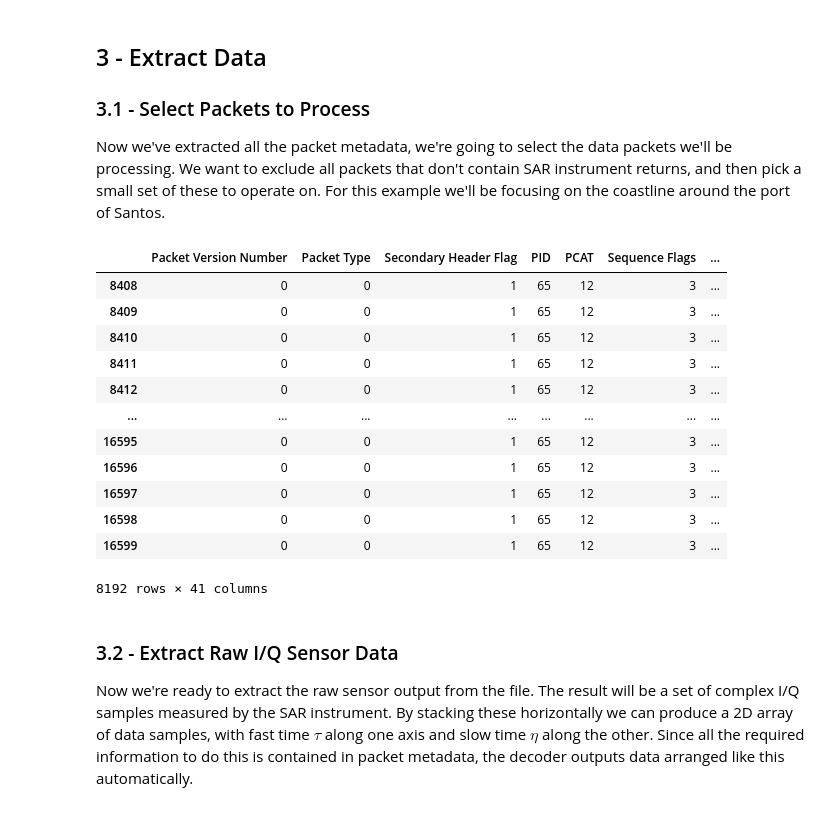
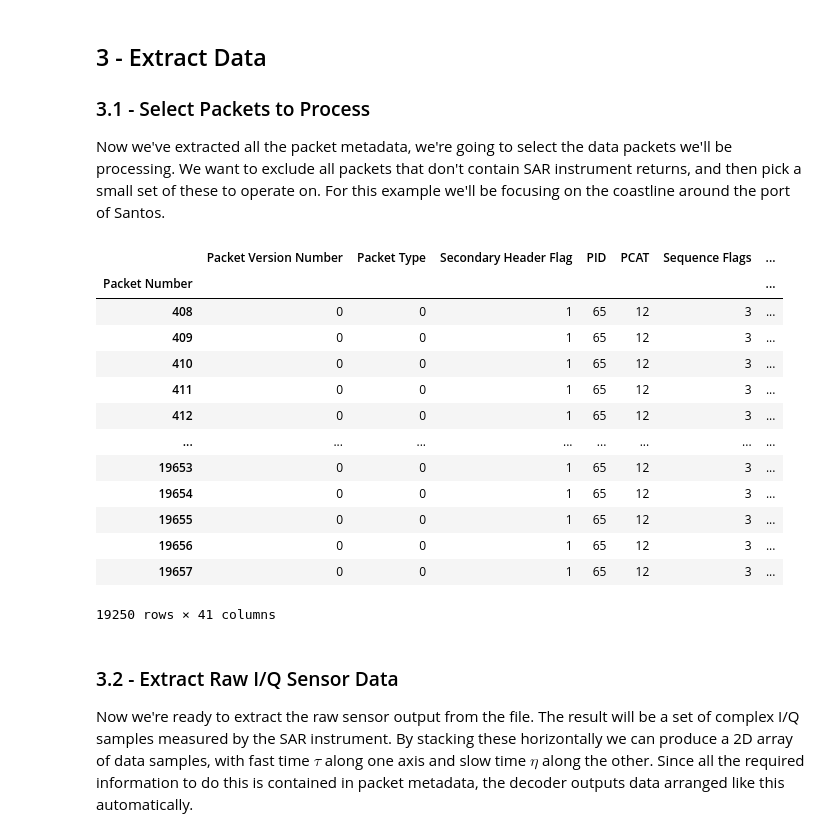
Before and after one commit to Rich-Hall/sentinel1Level0DecodingDemo, a Jupyter notebook: sentinel1Level0DecodingDemo.ipynb, the cells around one changed output. Cells and saved outputs as stored; diff of their text form; code cells hidden in the pictures.

```diff
--- a/sentinel1Level0DecodingDemo.ipynb
+++ b/sentinel1Level0DecodingDemo.ipynb
@@ -20,11 +20,13 @@ import matplotlib.pyplot as plt
 from matplotlib import colors
 from scipy.interpolate import interp1d
 # %%
-filepath = "data/sao_paulo/"
-filename = "s1a-s3-raw-s-hh-20220710t213600-20220710t213625-044043-0541db.dat"
+filepath = "../data/sao_paulo/"
+filename = "s1a-s3-raw-s-hh-20230518t213602-20230518t213627-048593-05d835.dat"
+#filepath = "../data/russia/"
+#filename = "s1a-iw-raw-s-vh-20230307t152137-20230307t152158-047540-05b562.dat"
 inputfile = filepath+filename
 
-decoder = sentinel1decoder.Level0Decoder(inputfile, log_level=logging.WARNING)
+l0file = sentinel1decoder.Level0File(inputfile)
 # %% [markdown]
 ## 2 - Extract File Metadata
 
@@ -76,24 +77,24 @@ ephemeris
 
 Now we've extracted all the packet metadata, we're going to select the data packets we'll be processing. We want to exclude all packets that don't contain SAR instrument returns, and then pick a small set of these to operate on. For this example we'll be focusing on the coastline around the port of Santos.
 # %%
-selection = df[df["Swath Number"] == 2]
-selection = selection[selection["BAQ Mode"] == 12]
-selection = selection.iloc[8000:16192]
+selected_burst = 8
+selection = l0file.get_burst_metadata(selected_burst)
 selection
 # %% [output]
 |  | Packet Version Number | Packet Type | Secondary Header Flag | PID | PCAT | Sequence Flags | ... |
-| 8408 | 0 | 0 | 1 | 65 | 12 | 3 | ... |
-| 8409 | 0 | 0 | 1 | 65 | 12 | 3 | ... |
-| 8410 | 0 | 0 | 1 | 65 | 12 | 3 | ... |
-| 8411 | 0 | 0 | 1 | 65 | 12 | 3 | ... |
-| 8412 | 0 | 0 | 1 | 65 | 12 | 3 | ... |
+| Packet Number |  |  |  |  |  |  | ... |
+| 408 | 0 | 0 | 1 | 65 | 12 | 3 | ... |
+| 409 | 0 | 0 | 1 | 65 | 12 | 3 | ... |
+| 410 | 0 | 0 | 1 | 65 | 12 | 3 | ... |
+| 411 | 0 | 0 | 1 | 65 | 12 | 3 | ... |
+| 412 | 0 | 0 | 1 | 65 | 12 | 3 | ... |
 | ... | ... | ... | ... | ... | ... | ... | ... |
-| 16595 | 0 | 0 | 1 | 65 | 12 | 3 | ... |
-| 16596 | 0 | 0 | 1 | 65 | 12 | 3 | ... |
-| 16597 | 0 | 0 | 1 | 65 | 12 | 3 | ... |
-| 16598 | 0 | 0 | 1 | 65 | 12 | 3 | ... |
-| 16599 | 0 | 0 | 1 | 65 | 12 | 3 | ... |
+| 19653 | 0 | 0 | 1 | 65 | 12 | 3 | ... |
+| 19654 | 0 | 0 | 1 | 65 | 12 | 3 | ... |
+| 19655 | 0 | 0 | 1 | 65 | 12 | 3 | ... |
+| 19656 | 0 | 0 | 1 | 65 | 12 | 3 | ... |
+| 19657 | 0 | 0 | 1 | 65 | 12 | 3 | ... |
-8192 rows × 41 columns
+19250 rows × 41 columns
 # %% [markdown]
 ### 3.2 - Extract Raw I/Q Sensor Data
 
```
Also changed, not shown: parts of 16 cells of this notebook.
